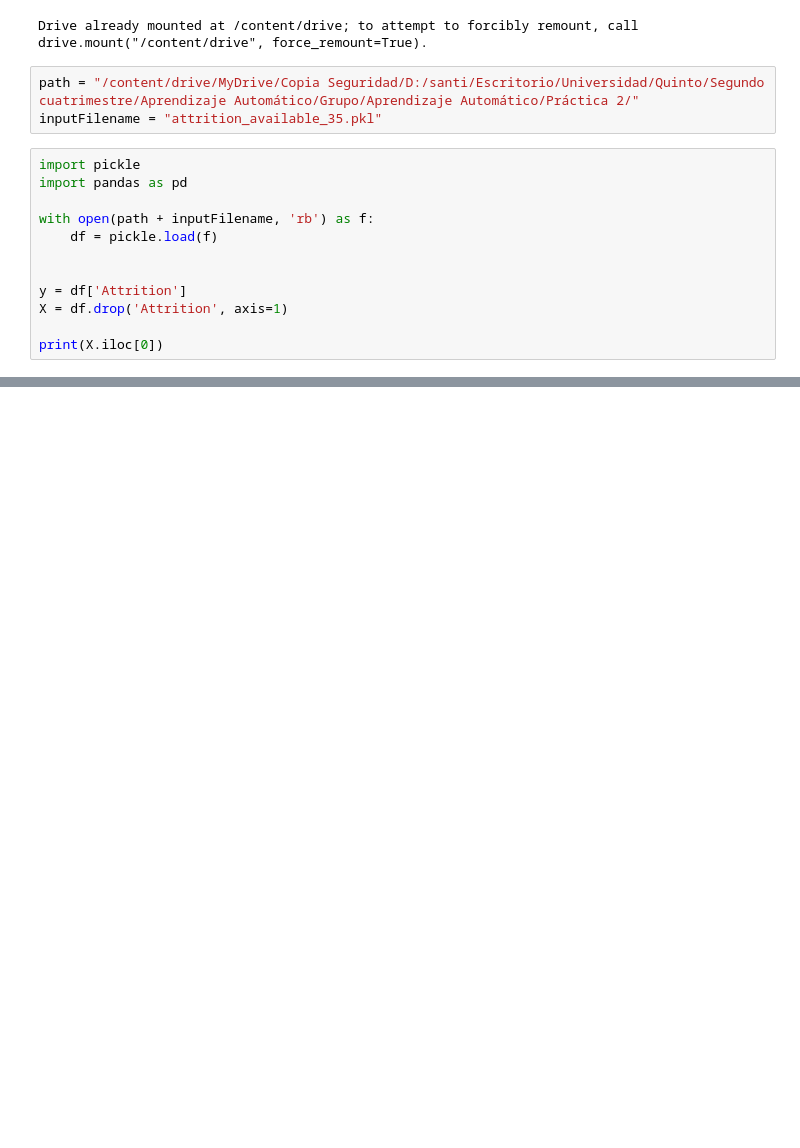
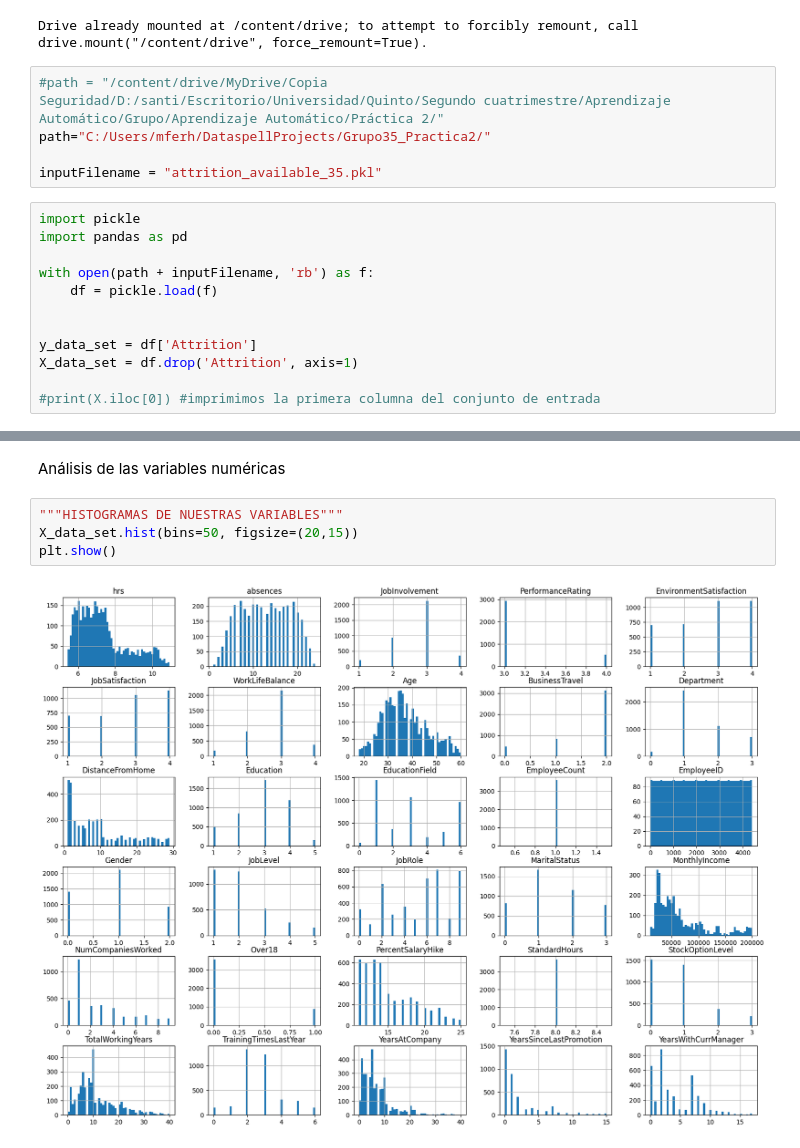
Before and after one commit to SantiagoJusteValverde/Grupo35_Practica2, a Jupyter notebook: Grupo35_Practica2.ipynb, the cells around one changed output, grey strips where cells are left out. Cells and saved outputs as stored; diff of their text form; blank space fills up the shorter version.

Commit message:
Comienzo EDA: analisis variables categoricas y numéricas

```diff
--- a/Grupo35_Practica2.ipynb
+++ b/Grupo35_Practica2.ipynb
@@ -30,7 +36,9 @@ drive.mount('/content/drive')
 # %% [output]
 Drive already mounted at /content/drive; to attempt to forcibly remount, call drive.mount("/content/drive", force_remount=True).
 # %%
-path = "/content/drive/MyDrive/Copia Seguridad/D:/santi/Escritorio/Universidad/Quinto/Segundo cuatrimestre/Aprendizaje Automático/Grupo/Aprendizaje Automático/Práctica 2/"
+#path = "/content/drive/MyDrive/Copia Seguridad/D:/santi/Escritorio/Universidad/Quinto/Segundo cuatrimestre/Aprendizaje Automático/Grupo/Aprendizaje Automático/Práctica 2/"
+path="C:/Users/mferh/DataspellProjects/Grupo35_Practica2/"
+
 inputFilename = "attrition_available_35.pkl"
 # %%
 import pickle
@@ -40,7 +48,7 @@ with open(path + inputFilename, 'rb') as f:
     df = pickle.load(f)
 
 
-y = df['Attrition']
-X = df.drop('Attrition', axis=1)
+y_data_set = df['Attrition']
+X_data_set = df.drop('Attrition', axis=1)
 
-print(X.iloc[0])
+#print(X.iloc[0]) #imprimimos la primera columna del conjunto de entrada
@@ -64,0 +140,8 @@ Name: 1, dtype: object
+# %% [markdown]
+Análisis de las variables numéricas
+# %%
+"""HISTOGRAMAS DE NUESTRAS VARIABLES"""
+X_data_set.hist(bins=50, figsize=(20,15))
+plt.show()
+# %% [output]
+[figure, added]
```
Also changed, not shown: parts of 13 cells of this notebook, 1 other file.
